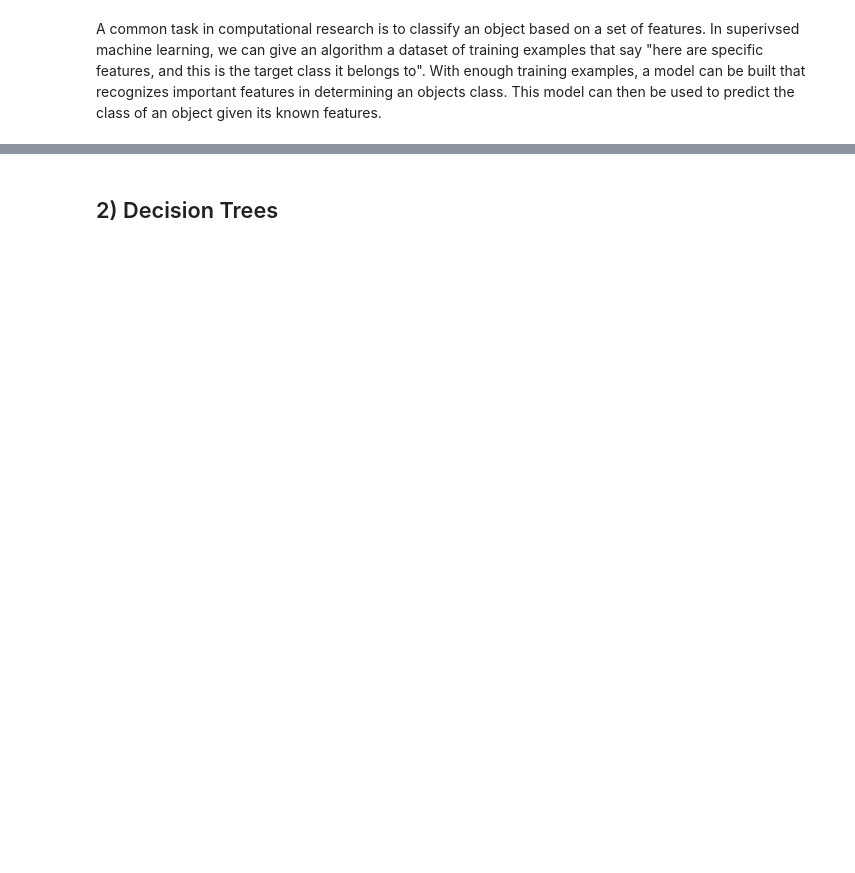
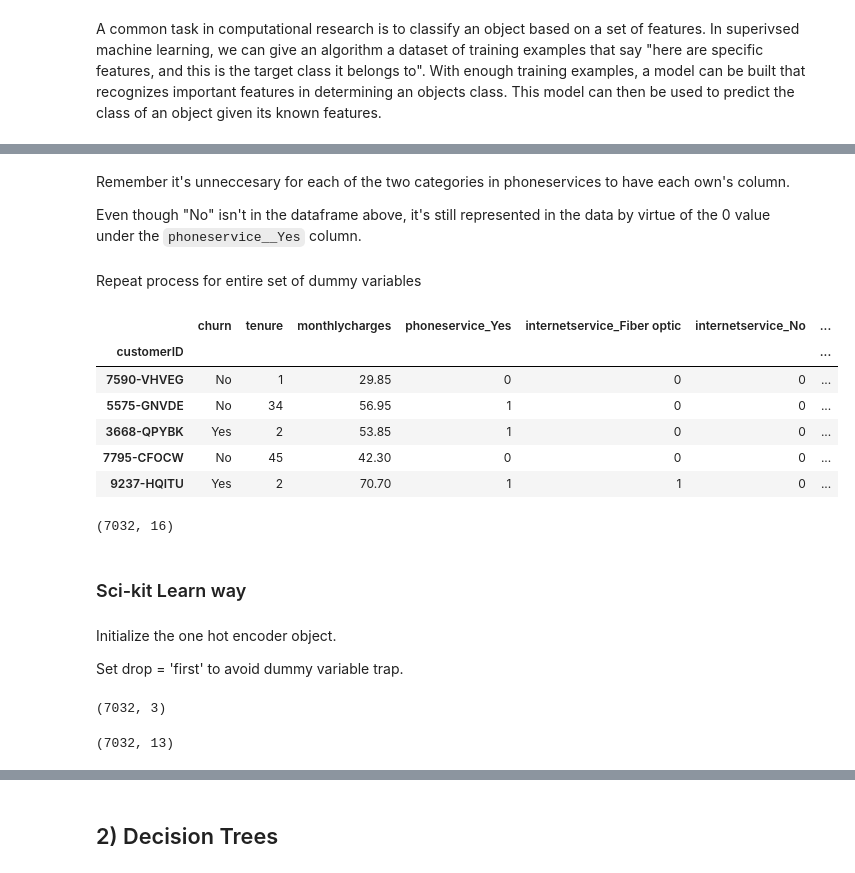
Before and after one commit to dlab-berkeley/Python-Machine-Learning, a Jupyter notebook: 1_classification.ipynb, the cells around one changed output, grey strips where cells are left out. Saved outputs shown, nothing was run; the diff lists cells and outputs as text; code cells hidden in the pictures; blank space fills up the shorter version.

```diff
--- a/1_classification.ipynb
+++ b/1_classification.ipynb
@@ -98,0 +271,28 @@ That's much better, they are all equal now!
+# %% [markdown]
+Remember it's unneccesary for each of the two categories in phoneservices to have each own's column.
+
+Even though "No" isn't in the dataframe above, it's still represented in the data by virtue of the 0 value under the `phoneservice__Yes` column.
+# %% [markdown]
+Repeat process for entire set of dummy variables
+# %%
+churn_dummies = pd.get_dummies(churn, columns=o_cols, drop_first=True)
+churn_dummies.head()
+# %% [output]
+|  | churn | tenure | monthlycharges | phoneservice_Yes | internetservice_Fiber optic | internetservice_No | ... |
+| customerID |  |  |  |  |  |  | ... |
+| 7590-VHVEG | No | 1 | 29.85 | 0 | 0 | 0 | ... |
+| 5575-GNVDE | No | 34 | 56.95 | 1 | 0 | 0 | ... |
+| 3668-QPYBK | Yes | 2 | 53.85 | 1 | 0 | 0 | ... |
+| 7795-CFOCW | No | 45 | 42.30 | 0 | 0 | 0 | ... |
+| 9237-HQITU | Yes | 2 | 70.70 | 1 | 1 | 0 | ... |
+# %%
+#Number of features is reduced from 25 to 16
+churn_dummies.shape
+# %% [output]
+(7032, 16)
+# %% [markdown]
+### Sci-kit Learn way
+# %% [markdown]
+Initialize the one hot encoder object.
+
+Set drop = 'first' to avoid dummy variable trap.
@@ -98,0 +302,15 @@ That's much better, they are all equal now!
+# %%
+#Fit transform on the paymentmethod variable
+pm = churn[["paymentmethod"]]
+pm_ohe = ohe.fit_transform(pm)
+pm_ohe.shape
+# %% [output]
+(7032, 3)
+# %%
+#Fit transform on the object columns variable
+o_cols = churn.drop("churn", axis = 1).select_dtypes("object")
+
+churn_ohe = ohe.fit_transform(o_cols)
+churn_ohe.shape
+# %% [output]
+(7032, 13)
```
Also changed, not shown: parts of 172 cells of this notebook, 1 other file.
